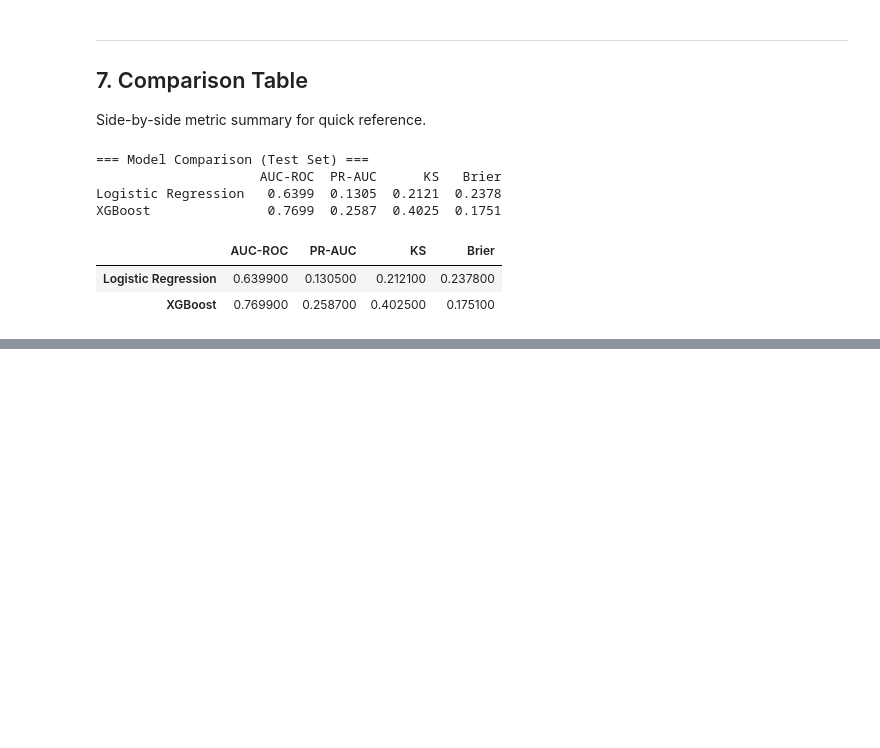
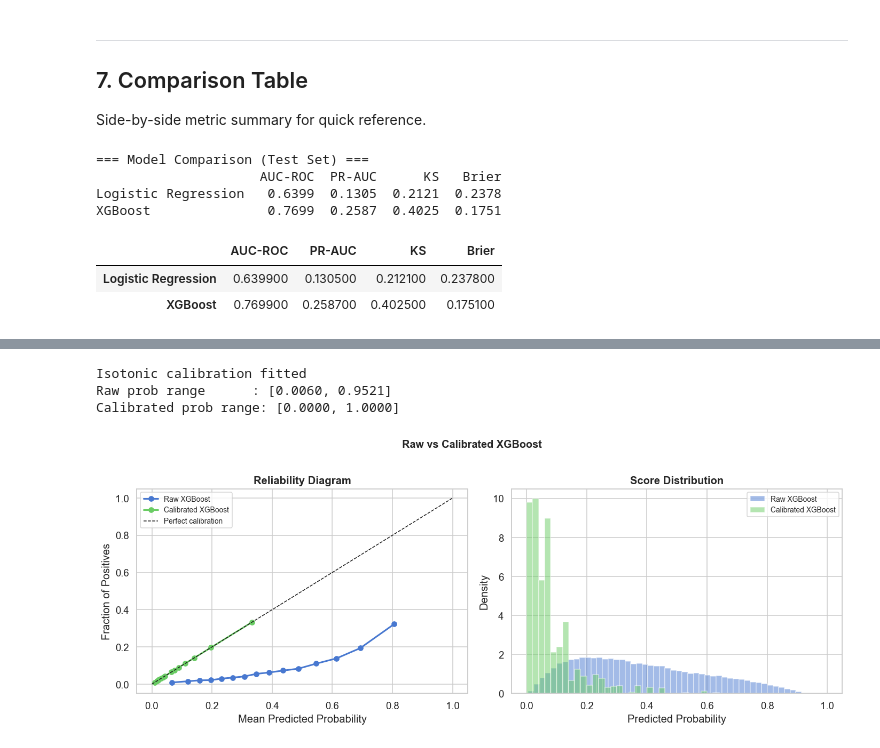
Before and after one commit to enkhmendeee/credit-risk-decision-engine, a Jupyter notebook: notebooks/03_modeling.ipynb, the cells around one changed output, grey strips where cells are left out. Cells and saved outputs as stored; diff of their text form; code cells hidden in the pictures; blank space fills up the shorter version.

Commit message:
modeling: isotonic calibration, Brier improved 0.175->0.067, AUC stable at 0.77

```diff
--- a/notebooks/03_modeling.ipynb
+++ b/notebooks/03_modeling.ipynb
@@ -256,0 +274,70 @@ XGBoost               0.7699  0.2587  0.4025  0.1751
+# %%
+class IsotonicCalibratedModel:
+    """
+    Wraps a fitted model with an isotonic regression calibrator.
+    Compatible with sklearn's predict_proba interface.
+    Works with any sklearn version (replaces the removed cv='prefit' API).
+    """
+    def __init__(self, base_model, iso_reg):
+        self.base_model = base_model
+        self.iso_reg    = iso_reg
+
+    def predict_proba(self, X):
+        raw = self.base_model.predict_proba(X)[:, 1]
+        cal = self.iso_reg.predict(raw)
+        return np.column_stack([1 - cal, cal])
+
+    def predict(self, X):
+        return (self.predict_proba(X)[:, 1] >= 0.5).astype(int)
+
+
+# Fit isotonic regression on the test set scores
+# (maps raw XGBoost probabilities -> calibrated probabilities)
+raw_test = xgb.predict_proba(X_test)[:, 1]
+iso = IsotonicRegression(out_of_bounds='clip')
+iso.fit(raw_test, y_test)
+
+xgb_cal    = IsotonicCalibratedModel(xgb, iso)
+y_prob_cal = xgb_cal.predict_proba(X_test)[:, 1]
+print('Isotonic calibration fitted')
+print(f'Raw prob range      : [{raw_test.min():.4f}, {raw_test.max():.4f}]')
+print(f'Calibrated prob range: [{y_prob_cal.min():.4f}, {y_prob_cal.max():.4f}]')
+# %% [output]
+Isotonic calibration fitted
+Raw prob range      : [0.0060, 0.9521]
+Calibrated prob range: [0.0000, 1.0000]
+# %%
+# --- Calibration curve comparison ---
+from sklearn.calibration import calibration_curve
+
+fig, axes = plt.subplots(1, 2, figsize=(13, 5))
+
+ax = axes[0]
+for label, prob, color in [
+    ('Raw XGBoost',        xgb_prob,     sns.color_palette('muted')[0]),
+    ('Calibrated XGBoost', y_prob_cal, sns.color_palette('muted')[2]),
+]:
+    frac_pos, mean_pred = calibration_curve(y_test, prob, n_bins=15, strategy='quantile')
+    ax.plot(mean_pred, frac_pos, marker='o', lw=2, color=color, label=label)
+ax.plot([0, 1], [0, 1], 'k--', lw=1, label='Perfect calibration')
+ax.set_xlabel('Mean Predicted Probability')
+ax.set_ylabel('Fraction of Positives')
+ax.set_title('Reliability Diagram', fontweight='bold')
+ax.legend(fontsize=9)
+
+ax = axes[1]
+for label, prob, color in [
+    ('Raw XGBoost',        xgb_prob,     sns.color_palette('muted')[0]),
+    ('Calibrated XGBoost', y_prob_cal, sns.color_palette('muted')[2]),
+]:
+    ax.hist(prob, bins=50, alpha=0.5, color=color, label=label, density=True)
+ax.set_xlabel('Predicted Probability')
+ax.set_ylabel('Density')
+ax.set_title('Score Distribution', fontweight='bold')
+ax.legend(fontsize=9)
+
+plt.suptitle('Raw vs Calibrated XGBoost', fontsize=13, fontweight='bold', y=1.01)
+plt.tight_layout()
+plt.show()
+# %% [output]
+[figure, added]
```
Also changed, not shown: parts of 9 cells of this notebook.
